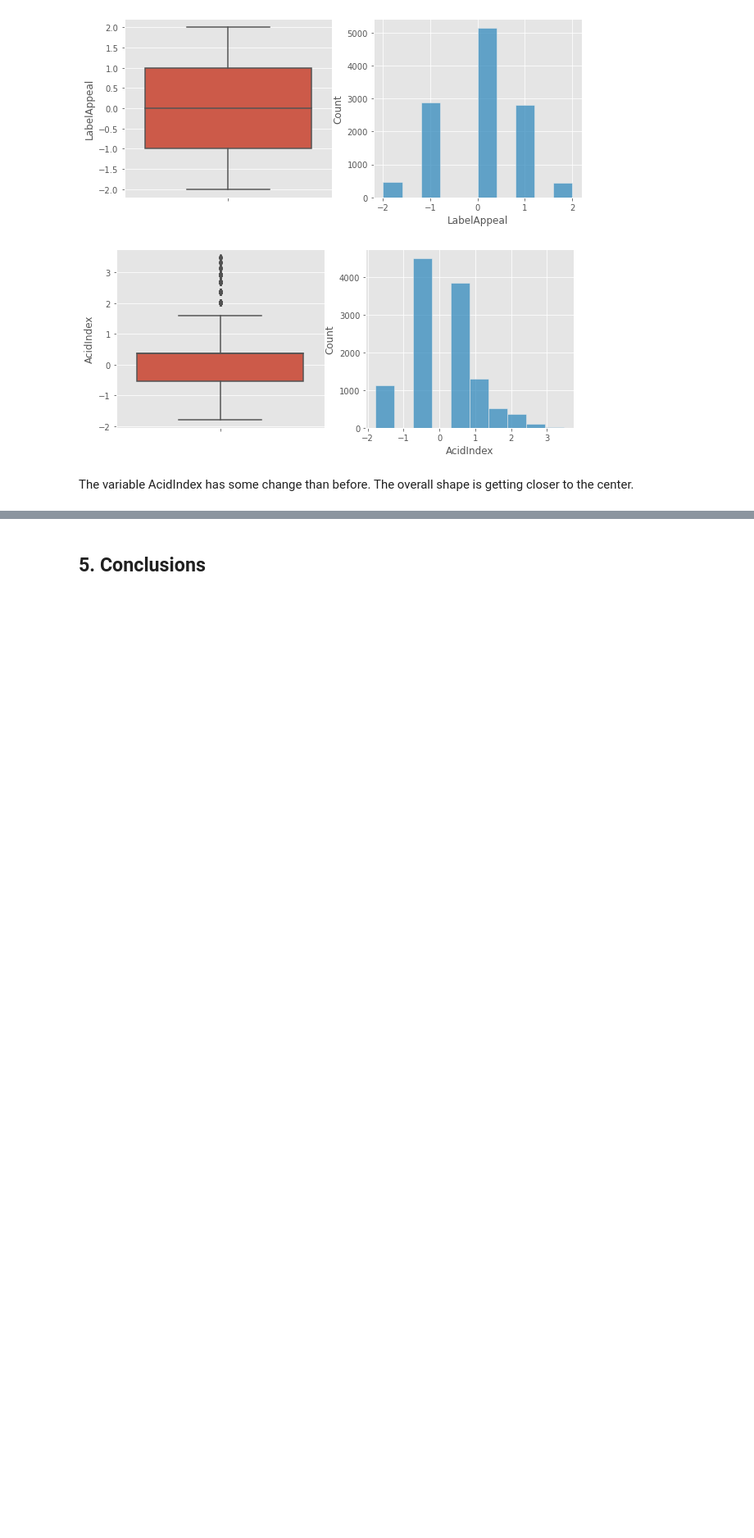
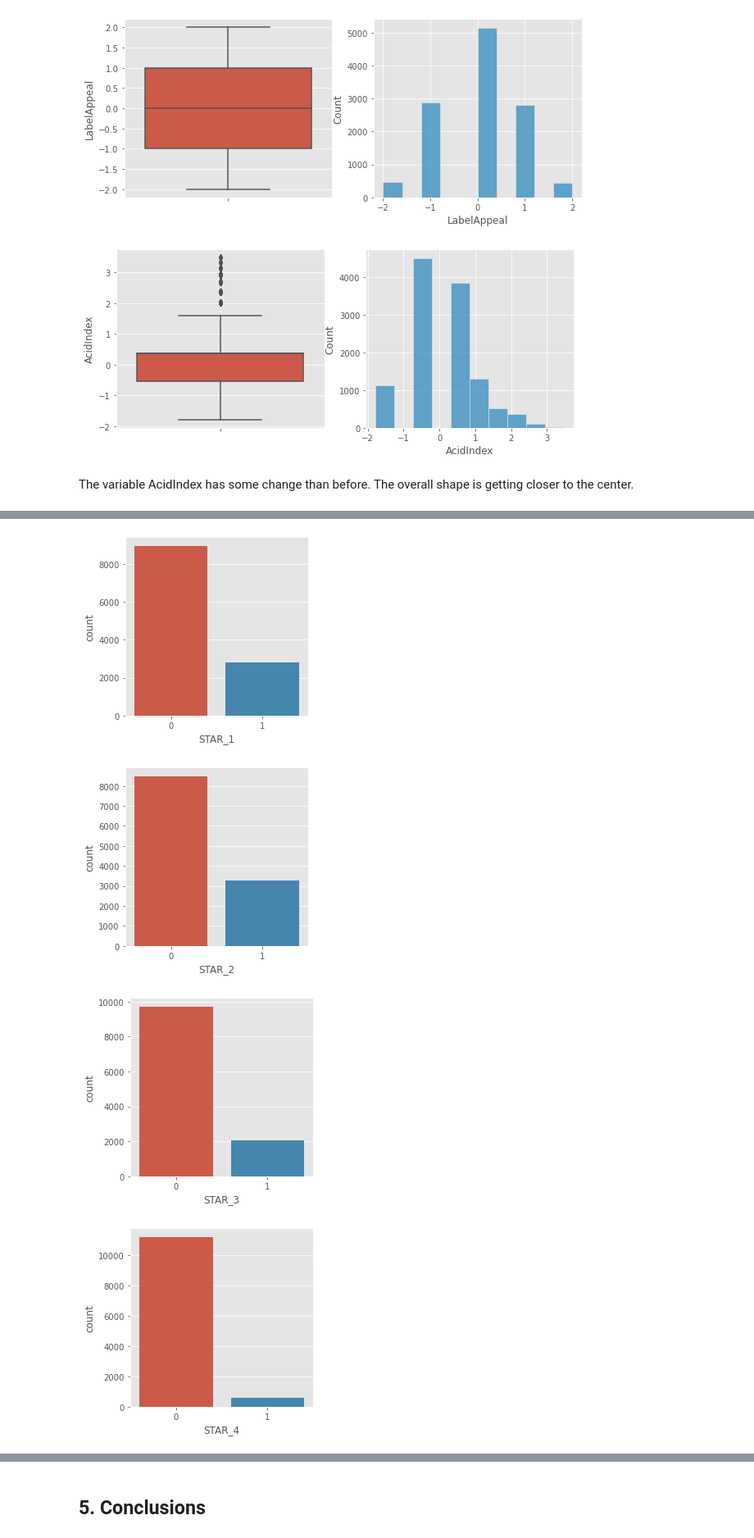
Before and after one commit to MaggieHateProgramming/DAV-6150, a Jupyter notebook: K_Chen_M3_assn.ipynb, the cells around one changed output, grey strips where cells are left out. Shown: that part at 82% size. Saved outputs shown, nothing was run; the diff lists cells and outputs as text; code cells hidden in the pictures; blank space fills up the shorter version.

```diff
--- a/K_Chen_M3_assn.ipynb
+++ b/K_Chen_M3_assn.ipynb
@@ -310,0 +307,10 @@ for i in df_ready.iloc[:,:13].columns:
+# %%
+# ploting the dummied catergorical variable
+for i in df_ready.iloc[:,13:18].columns:
+    fig, axes = plt.subplots(1, 1,figsize=(4,4))
+    ax = sns.countplot(x= i, data=df_ready)
+# %% [output]
+[figure, added]
+[figure, added]
+[figure, added]
+[figure, added]
```
Also changed, not shown: parts of 14 cells of this notebook.
